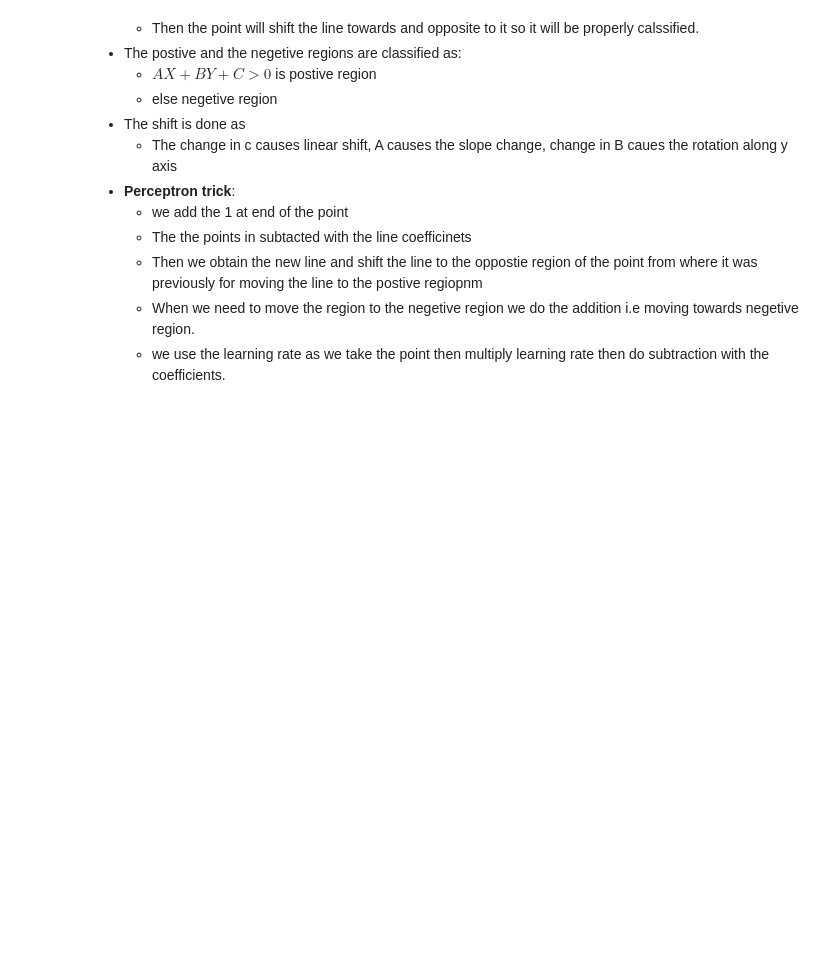
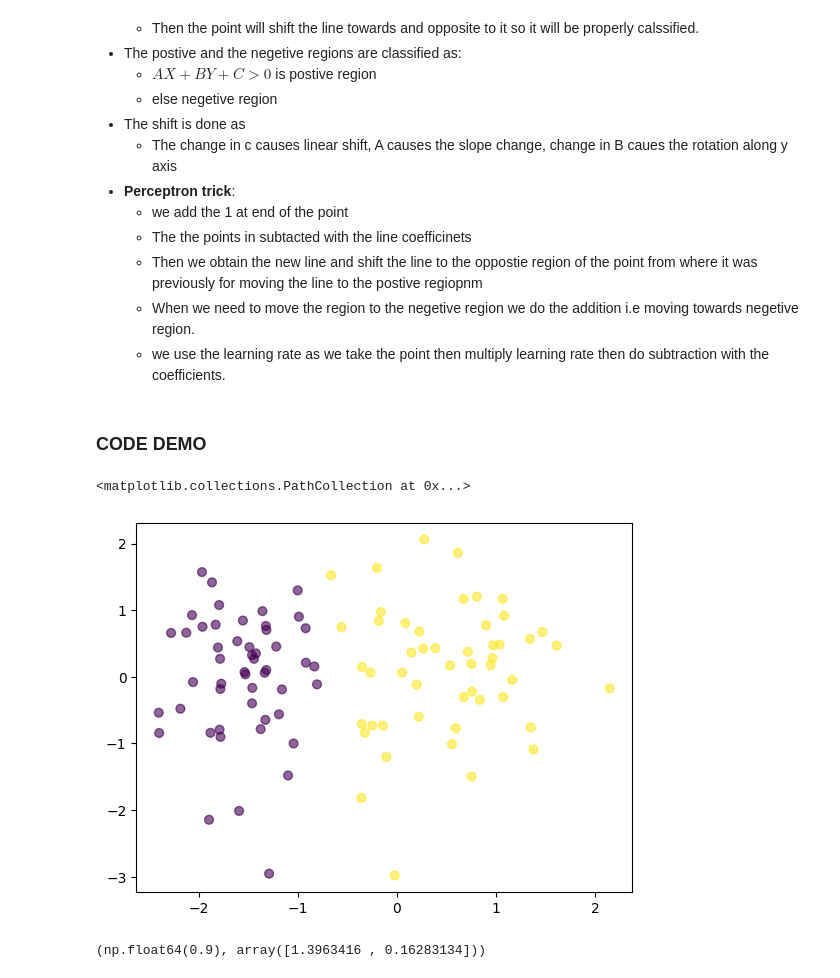
Before and after one commit to khanalasmit/Deep_learning, a Jupyter notebook: Day-3/training.ipynb, the cells around one changed output. Drawn from its saved outputs; the diff is of its cells as text; code cells hidden in the pictures; blank space fills up the shorter version.

Commit message:
code demo of algorithm

```diff
--- a/Day-3/training.ipynb
+++ b/Day-3/training.ipynb
@@ -64,3 +64,13 @@ plt.show()
     - Then we obtain the new line and shift the line to the oppostie region of the point from where it was previously for moving the line to the postive regiopnm
     - When we need to move the region to the negetive region we do the addition i.e moving towards negetive region.
     - we use the learning rate as we take the point then multiply learning rate then do subtraction  with the coefficients.
+# %% [markdown]
+### **CODE DEMO**
+# %%
+from sklearn.datasets import make_classification
+X, y = make_classification(n_samples=100, n_features=2, n_informative=1, n_redundant=0, n_clusters_per_class=1,n_classes=2,hypercube=False,class_sep=10, random_state=41)
+# %%
+plt.scatter(X[:, 0], X[:, 1], c=y, cmap='viridis', s=40, alpha=0.6)
+# %% [output]
+<matplotlib.collections.PathCollection at 0x...>
+[figure, added]
@@ -66,0 +92,4 @@ plt.show()
+# %%
+intercept,coef
+# %% [output]
+(np.float64(0.9), array([1.3963416 , 0.16283134]))
```
Also changed, not shown: parts of 5 cells of this notebook.
